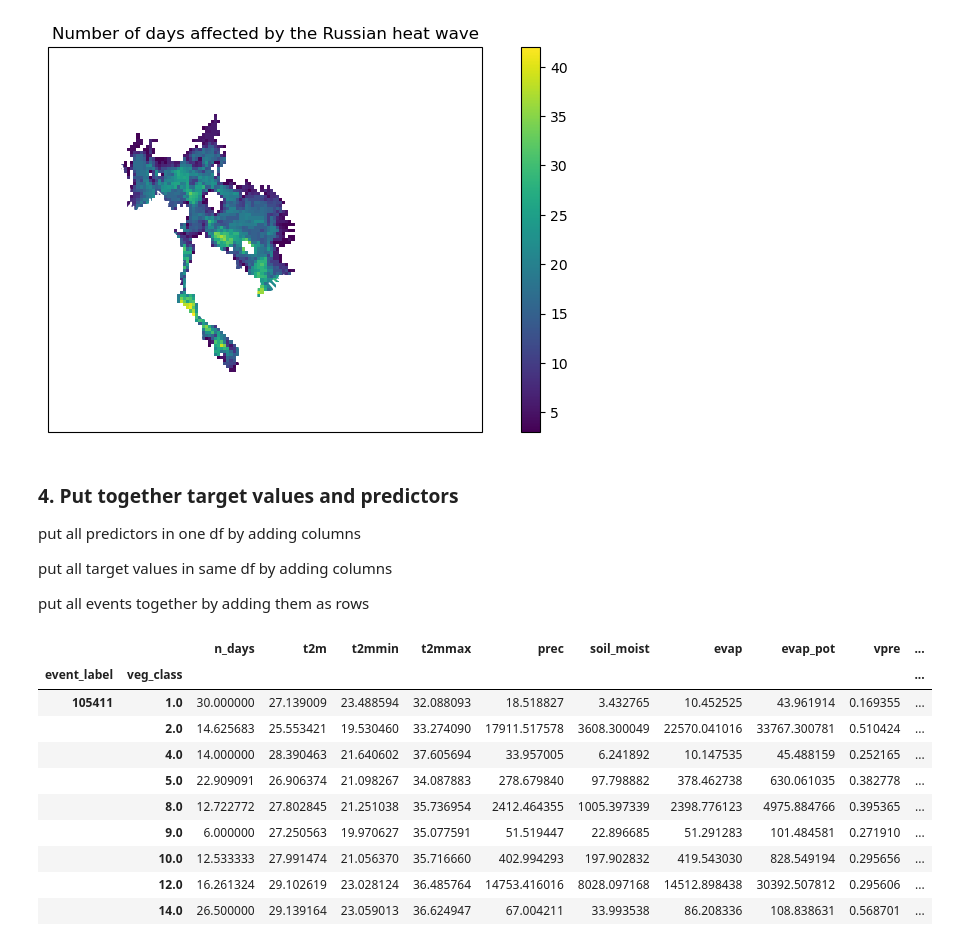
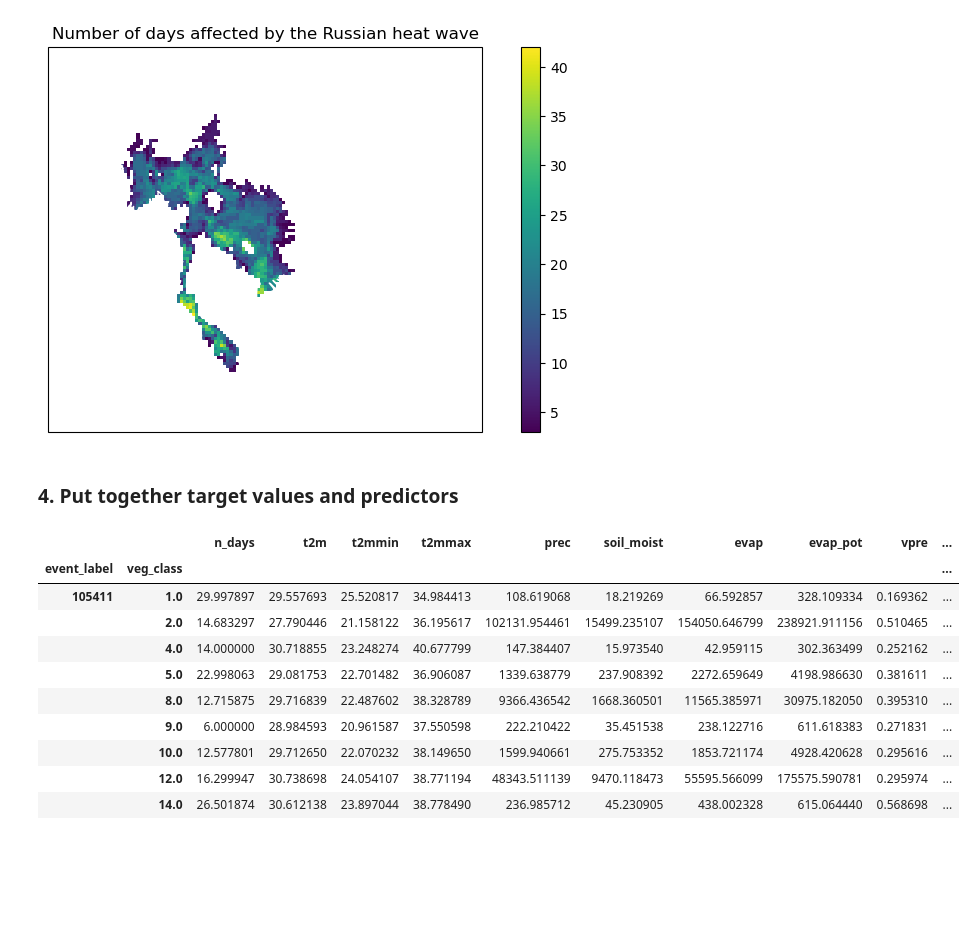
Before and after one commit to bgrandt/masters_thesis, a Jupyter notebook: 3_aggregation.ipynb, the cells around one changed output. Saved outputs shown, nothing was run; the diff lists cells and outputs as text; code cells hidden in the pictures; blank space fills up the shorter version.

Commit message:
added more target variables, added cosine weighting

```diff
--- a/3_aggregation.ipynb
+++ b/3_aggregation.ipynb
@@ -65,8 +61,8 @@ importlib.reload(ev)
 ### kNDVI array
 # %%
 # Import kNDVI dataset
-store = new_data_store("s3", root="deep-esdl-public", storage_options=dict(anon=True))
-ds_esdc = store.open_data('esdc-8d-0.25deg-1x720x1440-3.0.1.zarr')
+url = 'https://data.rsc4earth.de/download/EarthSystemDataCube/v3.0.1/esdc-8d-0.25deg-1x720x1440-3.0.1.zarr/'
+ds_esdc = xr.open_zarr(url)
 
 # Select kNDVI
 kndvi = ds_esdc['kndvi']
@@ -170,7 +166,7 @@ importlib.reload(es)
 buffer = 2 * 365
 
 # Create event array
-kndvi_array_105411 = es.create_event_dataarray(kndvi, event_mask_105411, df_chd_filtered, 105411, time_buffer=buffer)
+kndvi_array_105411 = es.create_event_dataarray(kndvi, event_mask_105411, start_date=start_time_value, end_date=end_time_value, time_buffer=buffer)
 # %% [markdown]
 ## 1.3 Aggregate kNDVI time series per land cover type
 This aggregation is for the time series, i.e. returns aggregated time series per land cover type.
@@ -226,5 +198,5 @@ importlib.reload(event_analysis)
 # %%
 # Calculate event statistics for deseasonalized data
-df_stats_deseasonalized = event_analysis.calculate_event_stats(df_105411_mean_kndvi_ts_deseasonalized, start_time_value, end_time_value)
+df_stats_deseasonalized = event_analysis.calculate_event_stats(df_105411_mean_kndvi_ts, start_time_value, end_time_value)
 df_stats_deseasonalized.T
 # %% [output]
@@ -267,13 +239,13 @@ evap = ds_esdc['evaporation']
 evap_pot = ds_esdc['potential_evaporation']
 
 # Create event arrays
-t2m_array_105411 = es.create_event_dataarray(d_array = t2m, event_mask = event_mask_105411, event_label=105411, event_table=df_chd_filtered, time_buffer = 0)
-t2mmin_array_105411 = es.create_event_dataarray(d_array = t2mmin, event_mask = event_mask_105411, event_label=105411, event_table=df_chd_filtered, time_buffer = 0)
-t2mmax_array_105411 = es.create_event_dataarray(d_array = t2mmax, event_mask = event_mask_105411, event_label=105411, event_table=df_chd_filtered, time_buffer = 0)
-prec_array_105411 = es.create_event_dataarray(d_array = prec, event_mask = event_mask_105411, event_label=105411, event_table=df_chd_filtered, time_buffer = 0)
-soil_moist_array_105411 = es.create_event_dataarray(d_array = soil_moist, event_mask = event_mask_105411, event_label=105411, event_table=df_chd_filtered, time_buffer = 0)
-evap_array_105411 = es.create_event_dataarray(d_array = evap, event_mask = event_mask_105411, event_label=105411, event_table=df_chd_filtered, time_buffer = 0)
-evap_pot_array_105411 = es.create_event_dataarray(d_array = evap_pot, event_mask = event_mask_105411, event_label=105411, event_table=df_chd_filtered, time_buffer = 0)
+t2m_array_105411 = es.create_event_dataarray(d_array = t2m, event_mask = event_mask_105411, start_date=start_time_value, end_date=end_time_value)
+t2mmin_array_105411 = es.create_event_dataarray(d_array = t2mmin, event_mask = event_mask_105411, start_date=start_time_value, end_date=end_time_value)
+t2mmax_array_105411 = es.create_event_dataarray(d_array = t2mmax, event_mask = event_mask_105411, start_date=start_time_value, end_date=end_time_value)
+prec_array_105411 = es.create_event_dataarray(d_array = prec, event_mask = event_mask_105411, estart_date=start_time_value, end_date=end_time_value)
+soil_moist_array_105411 = es.create_event_dataarray(d_array = soil_moist, event_mask = event_mask_105411, start_date=start_time_value, end_date=end_time_value)
+evap_array_105411 = es.create_event_dataarray(d_array = evap, event_mask = event_mask_105411, estart_date=start_time_value, end_date=end_time_value)
+evap_pot_array_105411 = es.create_event_dataarray(d_array = evap_pot, event_mask = event_mask_105411, start_date=start_time_value, end_date=end_time_value)
 # %% [markdown]
 ### 3.2 Compute and aggregate predictors
 #### Number of days affected
@@ -292,12 +264,6 @@ plt.show()
 [figure]
 # %% [markdown]
 ### 4. Put together target values and predictors
-
-put all predictors in one df by adding columns
-
-put all target values in same df by adding columns
-
-put all events together by adding them as rows
 # %%
 event_count_agg_105411 = event_analysis.aggregate_by_vegetation(vegetation=vegetation,
                                                                 event_mask=event_mask_105411,
@@ -318,52 +284,56 @@ t2mmax_agg_105411 = event_analysis.aggregate_by_vegetation(vegetation=vegetation
 prec_agg_105411 = event_analysis.aggregate_by_vegetation(vegetation=vegetation,
                                                    event_mask=event_mask_105411,
                                                    data_array=prec_array_105411,
-                                                   method='sum')
+                                                   method='sum',
+                                                   area_weighting=True)
 soil_moist_agg_105411 = event_analysis.aggregate_by_vegetation(vegetation=vegetation,
                                                    event_mask=event_mask_105411,
                                                    data_array=soil_moist_array_105411,
-                                                   method='sum')
+                                                   method='sum',
+                                                   area_weighting=True)
 evap_agg_105411 = event_analysis.aggregate_by_vegetation(vegetation=vegetation,
                                                    event_mask=event_mask_105411,
                                                    data_array=evap_array_105411,
-                                                   method='sum')
+                                                   method='sum',
+                                                   area_weighting=True)
 evap_pot_agg_105411 = event_analysis.aggregate_by_vegetation(vegetation=vegetation,
                                                    event_mask=event_mask_105411,
                                                    data_array=evap_pot_array_105411,
-                                                   method='sum')
+                                                   method='sum',
+                                                   area_weighting=True)
 
 # Put series together as dataframe
 df_105411 = pd.DataFrame({'n_days': event_count_agg_105411,
                            't2m': t2m_agg_105411,
                            't2mmin': t2mmin_agg_105411,
                            't2mmax': t2mmax_agg_105411,
                            'prec': prec_agg_105411,
                            'soil_moist': soil_moist_agg_105411,
                            'evap': evap_agg_105411,
                            'evap_pot': evap_pot_agg_105411})
 
 # Add event stats to dataframe
 df_105411 = df_105411.join(df_stats_deseasonalized.T)
 
 # Add column with event label
 df_105411['event_label'] = 105411
 
 # Use vegetation type and event label as multiindex
 df_105411 = df_105411.set_index(['event_label', df_105411.index])
 
 # Drop rows with NaN values
 df_105411 = df_105411.dropna()
 
 df_105411
 # %% [output]
 |  |  | n_days | t2m | t2mmin | t2mmax | prec | soil_moist | evap | evap_pot | vpre | ... |
 | event_label | veg_class |  |  |  |  |  |  |  |  |  | ... |
-| 105411 | 1.0 | 30.000000 | 27.139009 | 23.488594 | 32.088093 | 18.518827 | 3.432765 | 10.452525 | 43.961914 | 0.169355 | ... |
-|  | 2.0 | 14.625683 | 25.553421 | 19.530460 | 33.274090 | 17911.517578 | 3608.300049 | 22570.041016 | 33767.300781 | 0.510424 | ... |
-|  | 4.0 | 14.000000 | 28.390463 | 21.640602 | 37.605694 | 33.957005 | 6.241892 | 10.147535 | 45.488159 | 0.252165 | ... |
-|  | 5.0 | 22.909091 | 26.906374 | 21.098267 | 34.087883 | 278.679840 | 97.798882 | 378.462738 | 630.061035 | 0.382778 | ... |
-|  | 8.0 | 12.722772 | 27.802845 | 21.251038 | 35.736954 | 2412.464355 | 1005.397339 | 2398.776123 | 4975.884766 | 0.395365 | ... |
-|  | 9.0 | 6.000000 | 27.250563 | 19.970627 | 35.077591 | 51.519447 | 22.896685 | 51.291283 | 101.484581 | 0.271910 | ... |
-|  | 10.0 | 12.533333 | 27.991474 | 21.056370 | 35.716660 | 402.994293 | 197.902832 | 419.543030 | 828.549194 | 0.295656 | ... |
-|  | 12.0 | 16.261324 | 29.102619 | 23.028124 | 36.485764 | 14753.416016 | 8028.097168 | 14512.898438 | 30392.507812 | 0.295606 | ... |
-|  | 14.0 | 26.500000 | 29.139164 | 23.059013 | 36.624947 | 67.004211 | 33.993538 | 86.208336 | 108.838631 | 0.568701 | ... |
+| 105411 | 1.0 | 29.997897 | 29.557693 | 25.520817 | 34.984413 | 108.619068 | 18.219269 | 66.592857 | 328.109334 | 0.169362 | ... |
+|  | 2.0 | 14.683297 | 27.790446 | 21.158122 | 36.195617 | 102131.954461 | 15499.235107 | 154050.646799 | 238921.911156 | 0.510465 | ... |
+|  | 4.0 | 14.000000 | 30.718855 | 23.248274 | 40.677799 | 147.384407 | 15.973540 | 42.959115 | 302.363499 | 0.252162 | ... |
+|  | 5.0 | 22.998063 | 29.081753 | 22.701482 | 36.906087 | 1339.638779 | 237.908392 | 2272.659649 | 4198.986630 | 0.381611 | ... |
+|  | 8.0 | 12.715875 | 29.716839 | 22.487602 | 38.328789 | 9366.436542 | 1668.360501 | 11565.385971 | 30975.182050 | 0.395310 | ... |
+|  | 9.0 | 6.000000 | 28.984593 | 20.961587 | 37.550598 | 222.210422 | 35.451538 | 238.122716 | 611.618383 | 0.271831 | ... |
+|  | 10.0 | 12.577801 | 29.712650 | 22.070232 | 38.149650 | 1599.940661 | 275.753352 | 1853.721174 | 4928.420628 | 0.295616 | ... |
+|  | 12.0 | 16.299947 | 30.738698 | 24.054107 | 38.771194 | 48343.511139 | 9470.118473 | 55595.566099 | 175575.590781 | 0.295974 | ... |
+|  | 14.0 | 26.501874 | 30.612138 | 23.897044 | 38.778490 | 236.985712 | 45.230905 | 438.002328 | 615.064440 | 0.568698 | ... |
```
Also changed, not shown: parts of 14 cells of this notebook, 7 other files.
